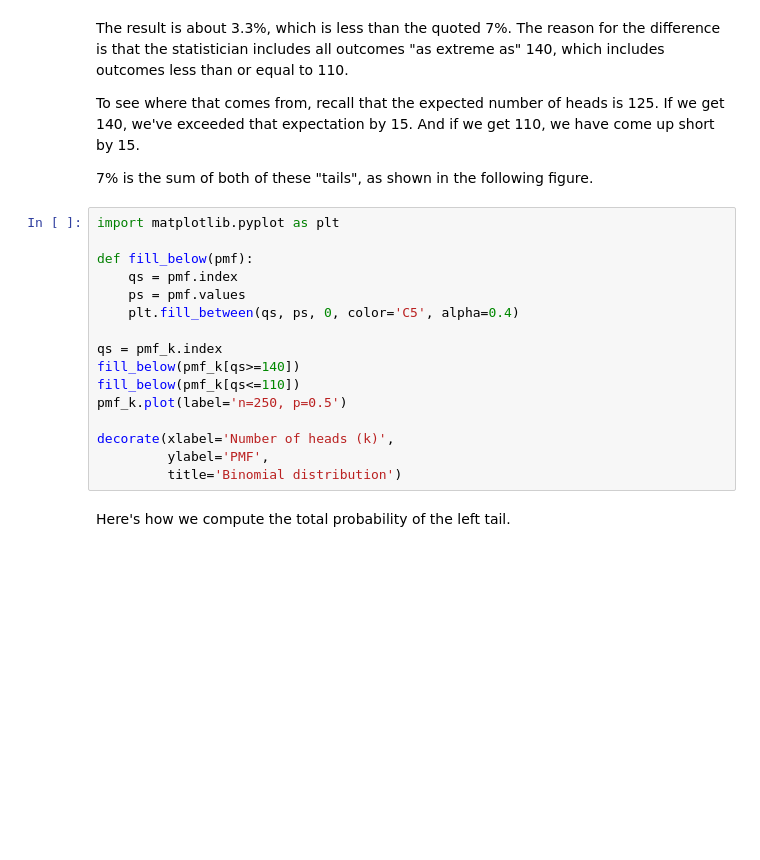
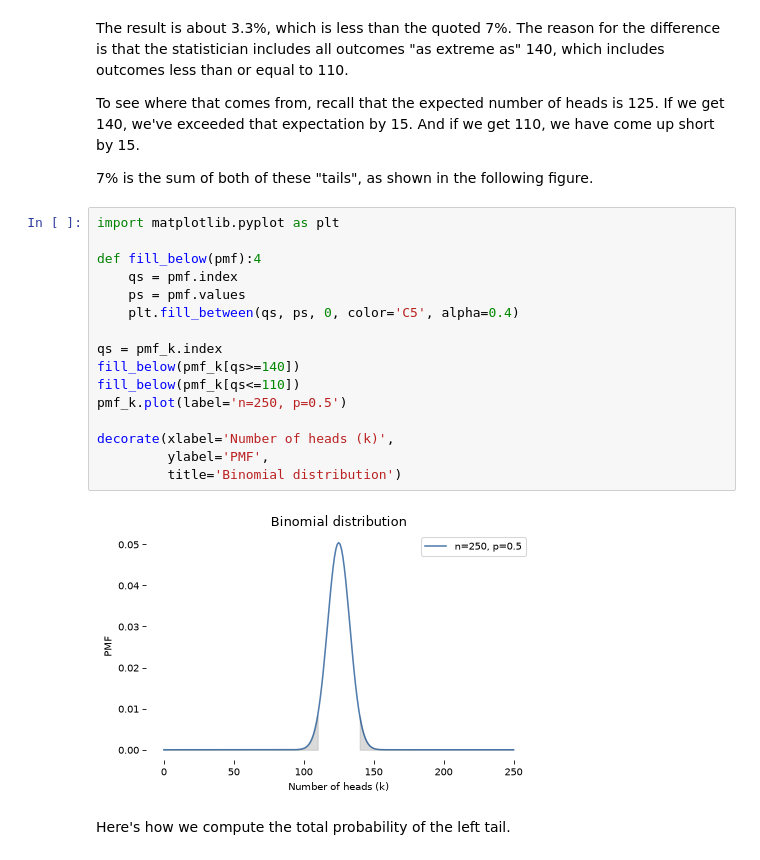
Before and after one commit to TNTran92/think_bayes, a Jupyter notebook: chap04.ipynb, the cells around one changed output. Cells and saved outputs as stored; diff of their text form; blank space fills up the shorter version.

```diff
--- a/chap04.ipynb
+++ b/chap04.ipynb
@@ -153,19 +170,21 @@ And if we get 110, we have come up short by 15.
 # %%
 import matplotlib.pyplot as plt
 
-def fill_below(pmf):
+def fill_below(pmf):4
     qs = pmf.index
     ps = pmf.values
     plt.fill_between(qs, ps, 0, color='C5', alpha=0.4)
 
 qs = pmf_k.index
 fill_below(pmf_k[qs>=140])
 fill_below(pmf_k[qs<=110])
 pmf_k.plot(label='n=250, p=0.5')
 
 decorate(xlabel='Number of heads (k)',
          ylabel='PMF',
          title='Binomial distribution')
+# %% [output]
+[figure, added]
 # %% [markdown]
 Here's how we compute the total probability of the left tail.
 # %%
```
Also changed, not shown: parts of 9 cells of this notebook.
